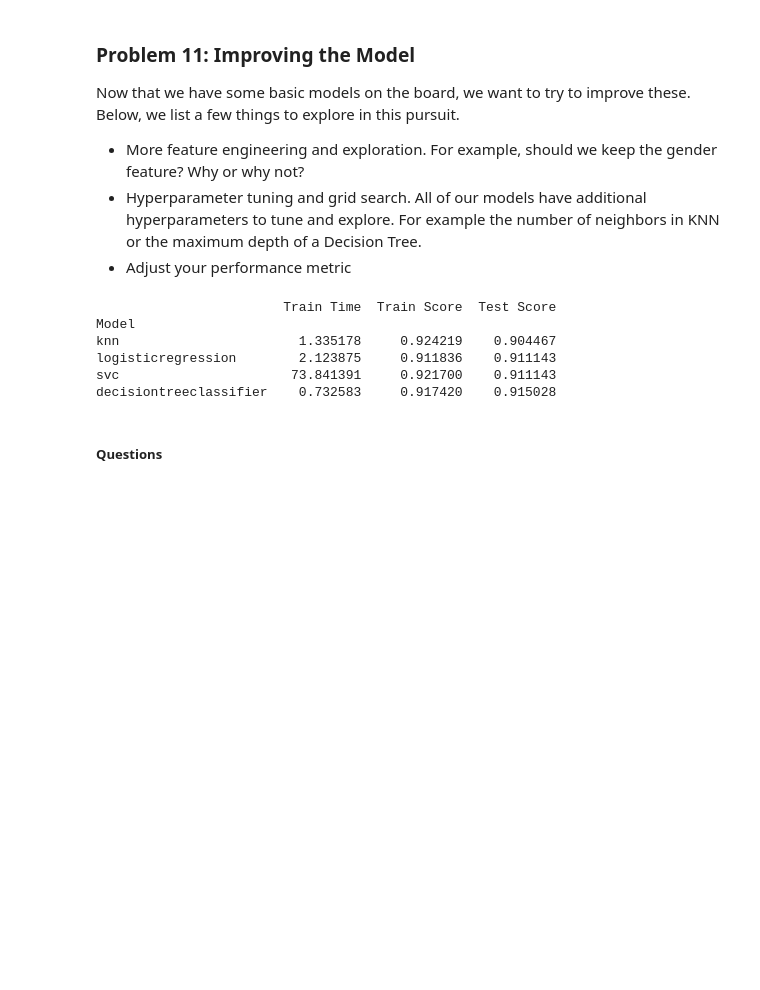
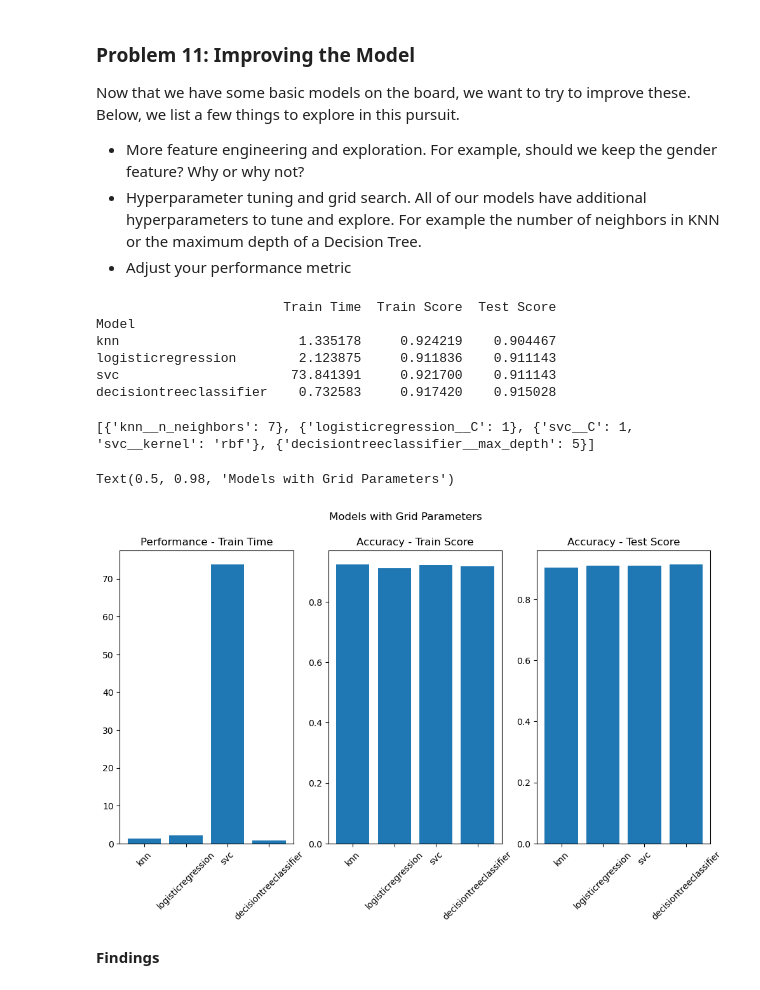
Before and after one commit to akshaynk21/ml-app3, a Jupyter notebook: bank.ipynb, the cells around one changed output. Cells and saved outputs as stored; diff of their text form; code cells hidden in the pictures; blank space fills up the shorter version.

```diff
--- a/bank.ipynb
+++ b/bank.ipynb
@@ -321,5 +329,26 @@ knn                       1.335178     0.924219    0.904467
 logisticregression        2.123875     0.911836    0.911143
 svc                      73.841391     0.921700    0.911143
 decisiontreeclassifier    0.732583     0.917420    0.915028
+# %%
+print(best_params)
+# %% [output]
+[{'knn__n_neighbors': 7}, {'logisticregression__C': 1}, {'svc__C': 1, 'svc__kernel': 'rbf'}, {'decisiontreeclassifier__max_depth': 5}]
+# %%
+#plot the data for grid parameters
+fig, (ax1, ax2, ax3) = plt.subplots(1, 3)
+fig.set_size_inches(12, 6)
+ax1.bar(grid_data.index, grid_data['Train Time'])
+ax1.tick_params(axis='x', rotation=45)
+ax2.bar(grid_data.index, grid_data['Train Score'])
+ax2.tick_params(axis='x', rotation=45)
+ax3.bar(grid_data.index, grid_data['Test Score'])
+ax3.tick_params(axis='x', rotation=45)
+ax1.title.set_text('Performance - Train Time')
+ax2.title.set_text('Accuracy - Train Score')
+ax3.title.set_text('Accuracy - Test Score')
+fig.suptitle('Models with Grid Parameters')
+# %% [output]
+Text(0.5, 0.98, 'Models with Grid Parameters')
+[figure, added]
 # %% [markdown]
-##### Questions
+**Findings**
```
Also changed, not shown: parts of 6 cells of this notebook, 1 other file.
